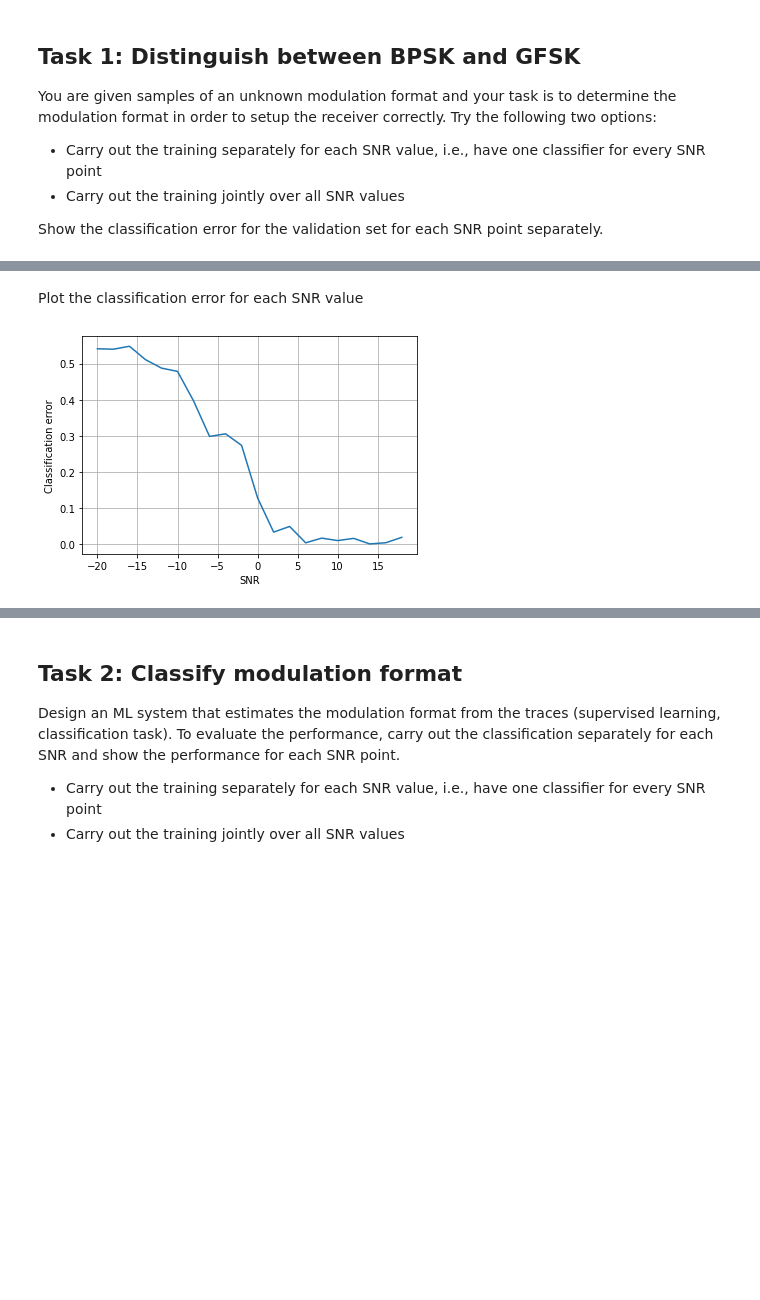
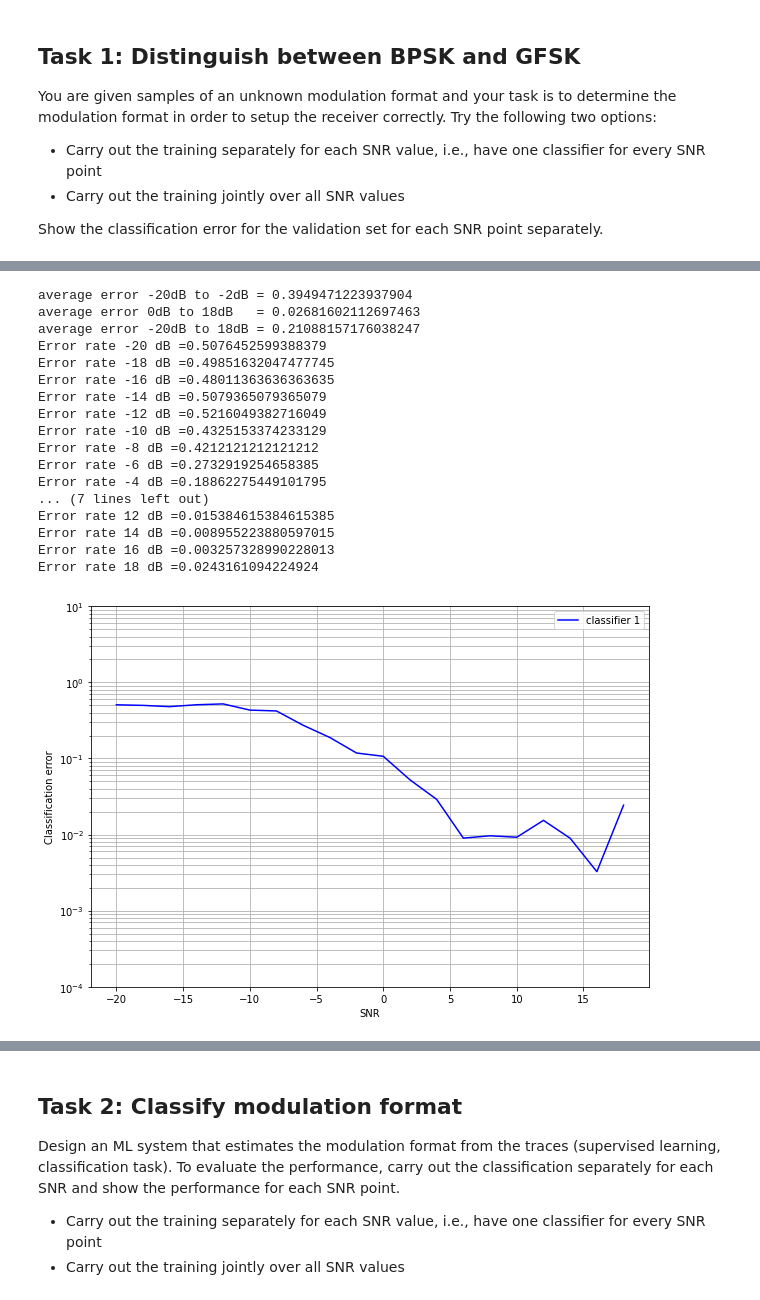
Before and after one commit to aravsi77/modulation_classification, a Jupyter notebook: Modulation_classification_v3.ipynb, the cells around one changed output, grey strips where cells are left out. Saved outputs shown, nothing was run; the diff lists cells and outputs as text; code cells hidden in the pictures; blank space fills up the shorter version.

```diff
--- a/Modulation_classification_v3.ipynb
+++ b/Modulation_classification_v3.ipynb
@@ -78,2 +89,5 @@ for k in range(6):
+# %%
+def CER(predictions, labels):
+    return (np.sum(predictions != labels) / np.size(predictions))
 # %%
 # write your own classification algorithm here
@@ -246,11 +159,0 @@ Cost after iteration 2900: 0.001359
-# %% [markdown]
-Plot the classification error for each SNR value
-# %%
-plt.figure(figsize=(6,4))
-plt.plot(SNR_range, Error_rates)
-plt.xlabel('SNR')
-plt.ylabel('Classification error')
-plt.grid(which='both')
-plt.show()
-# %% [output]
-[figure, removed]
@@ -292,0 +199,37 @@ plt.show()
+# %%
+#Plot the classification error for each SNR value
+print("average error -20dB to -2dB = "+str(np.mean(Error_rates[0:10])))
+print("average error 0dB to 18dB   = "+str(np.mean(Error_rates[10:])))
+print("average error -20dB to 18dB = "+str(np.mean(Error_rates)))
+
+for i,val in enumerate(SNR_range):
+    print("Error rate "+str(val)+" dB ="+str(Error_rates[i]))
+#plot a figure
+plt.figure(figsize=(10,7))
+plt.plot(SNR_range, Error_rates,'b',label="classifier 1")
+plt.legend()
+plt.yscale('log')
+plt.ylim([10e-5, 10e-0])
+plt.xlabel('SNR')
+plt.ylabel('Classification error')
+plt.grid(which='both')
+plt.show()
+# %% [output]
+average error -20dB to -2dB = 0.3949471223937904
+average error 0dB to 18dB   = 0.02681602112697463
+average error -20dB to 18dB = 0.21088157176038247
+Error rate -20 dB =0.5076452599388379
+Error rate -18 dB =0.49851632047477745
+Error rate -16 dB =0.48011363636363635
+Error rate -14 dB =0.5079365079365079
+Error rate -12 dB =0.5216049382716049
+Error rate -10 dB =0.4325153374233129
+Error rate -8 dB =0.4212121212121212
+Error rate -6 dB =0.2732919254658385
+Error rate -4 dB =0.18862275449101795
+... (7 lines left out)
+Error rate 12 dB =0.015384615384615385
+Error rate 14 dB =0.008955223880597015
+Error rate 16 dB =0.003257328990228013
+Error rate 18 dB =0.0243161094224924
+[figure, added]
```
Also changed, not shown: parts of 18 cells of this notebook.
